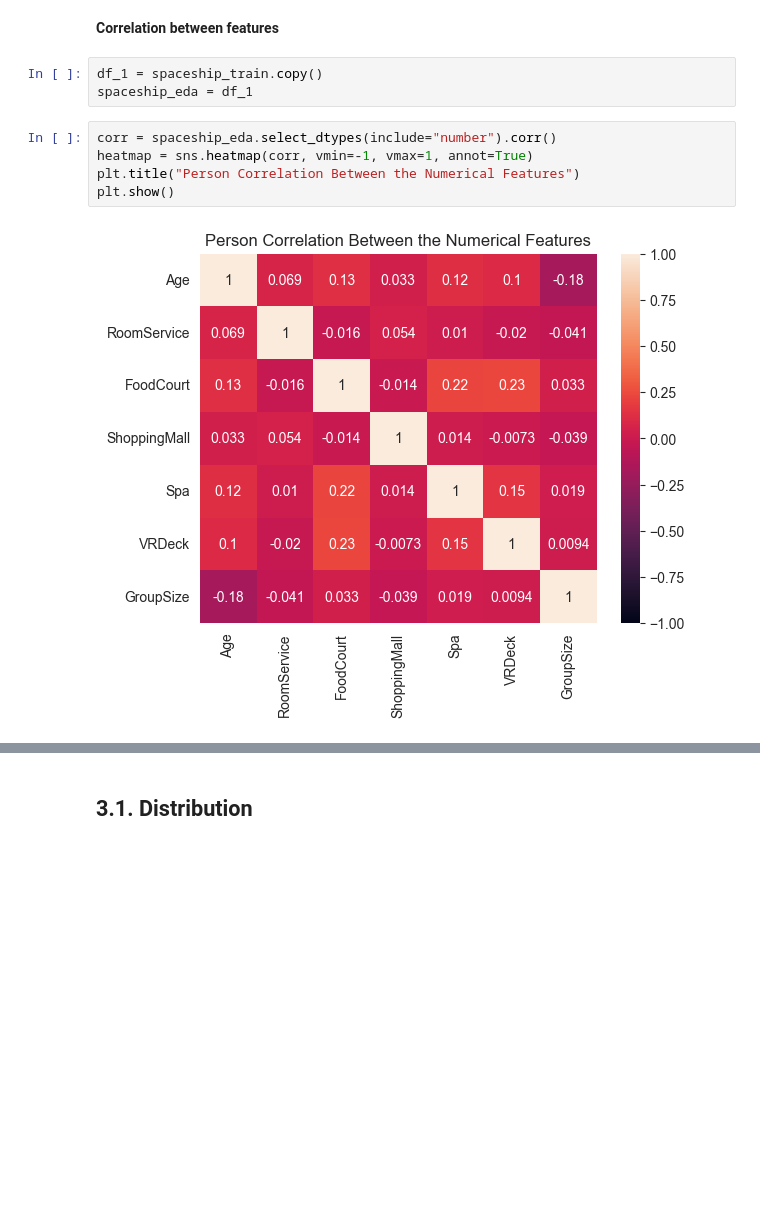
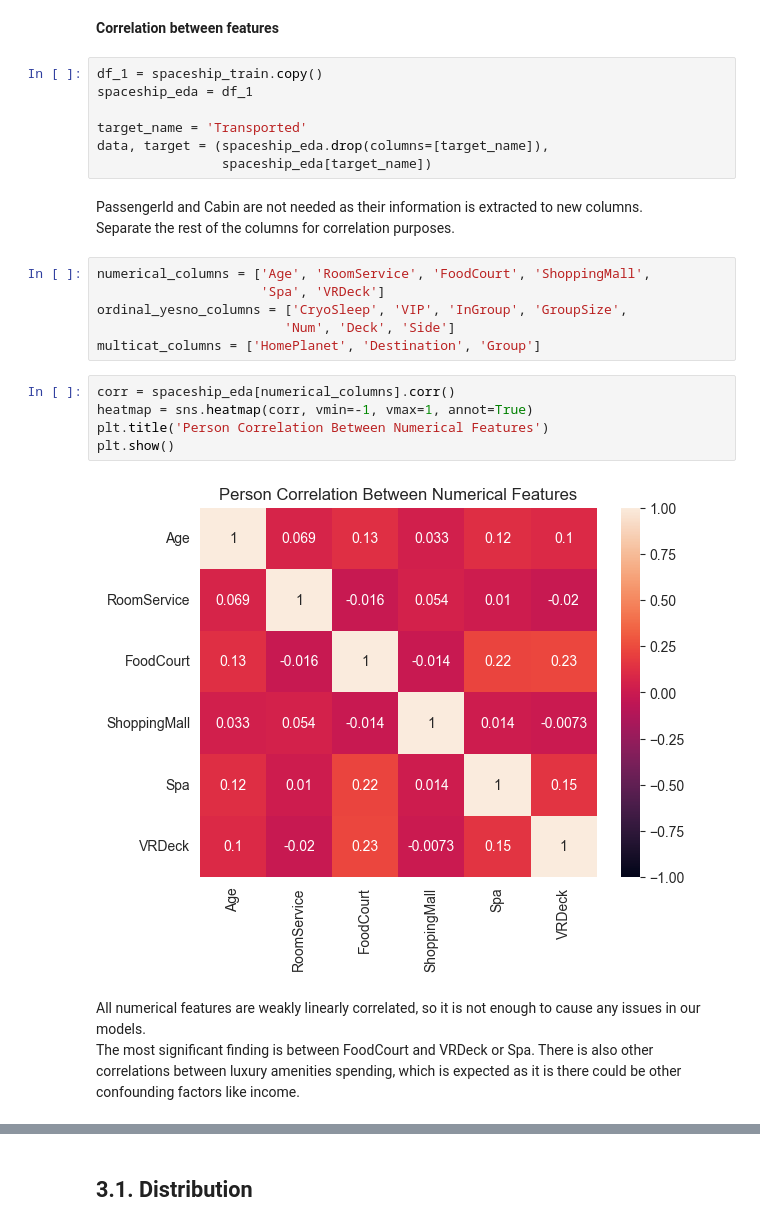
Before and after one commit to CelineChiLamNg/spaceship_prediction, a Jupyter notebook: spaceship_titanic.ipynb, the cells around one changed output, grey strips where cells are left out. Drawn from its saved outputs; the diff is of its cells as text; blank space fills up the shorter version.

Commit message:
correlation

```diff
--- a/spaceship_titanic.ipynb
+++ b/spaceship_titanic.ipynb
@@ -273,11 +275,31 @@ spaceship_train[['Cabin', 'Deck', 'Num', 'Side']].head()
 # %%
 df_1 = spaceship_train.copy()
 spaceship_eda = df_1
+
+target_name = 'Transported'
+data, target = (spaceship_eda.drop(columns=[target_name]),
+                spaceship_eda[target_name])
+# %% [markdown]
+PassengerId and Cabin are not needed as their information is extracted to
+new columns.<br>
+Separate the rest of the columns for correlation purposes.
+# %%
+numerical_columns = ['Age', 'RoomService', 'FoodCourt', 'ShoppingMall',
+                     'Spa', 'VRDeck']
+ordinal_yesno_columns = ['CryoSleep', 'VIP', 'InGroup', 'GroupSize',
+                        'Num', 'Deck', 'Side']
+multicat_columns = ['HomePlanet', 'Destination', 'Group']
 # %%
-corr = spaceship_eda.select_dtypes(include="number").corr()
+corr = spaceship_eda[numerical_columns].corr()
 heatmap = sns.heatmap(corr, vmin=-1, vmax=1, annot=True)
-plt.title("Person Correlation Between the Numerical Features")
+plt.title('Person Correlation Between Numerical Features')
 plt.show()
 # %% [output]
-[figure, old version]
+[figure, new version]
+# %% [markdown]
+All numerical features are weakly linearly correlated, so it is not enough
+to cause any issues in our models. <br>
+The most significant finding is between FoodCourt and VRDeck or Spa. There
+is also other correlations between luxury amenities spending, which is
+expected as it is there could be other confounding factors like income.
 # %%
```
Also changed, not shown: parts of 21 cells of this notebook, 1 other file.
